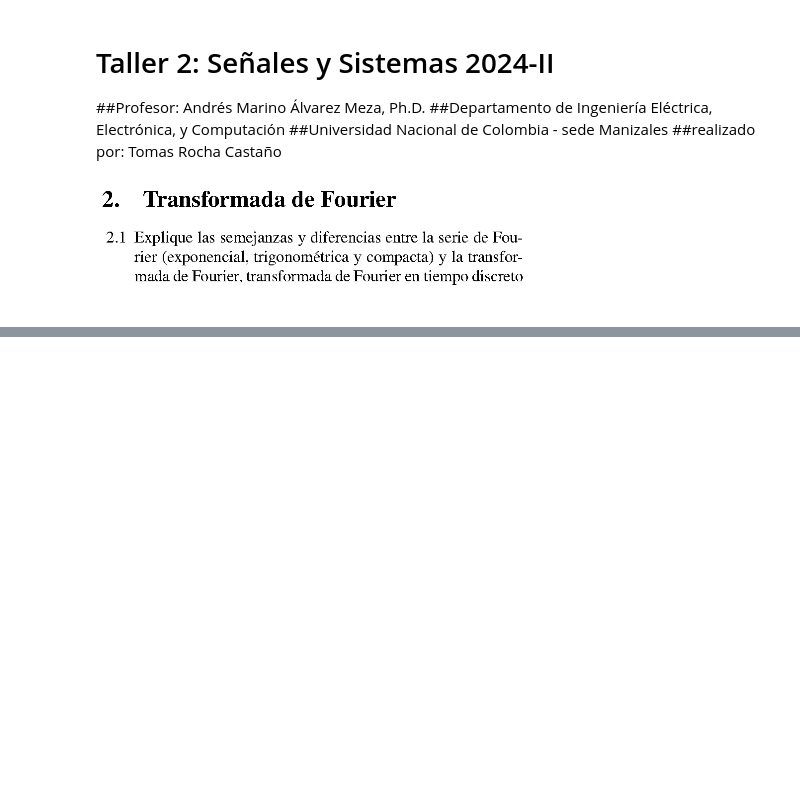
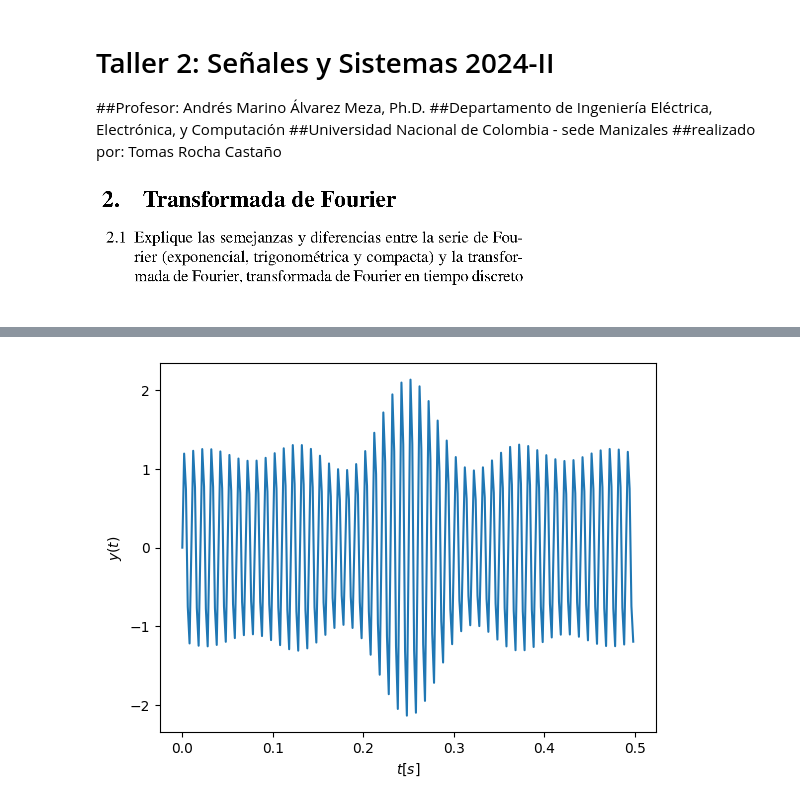
Before and after one commit to Rocha212/Senales, a Jupyter notebook: corte2/Taller2TomasRocha.ipynb, the cells around one changed output, grey strips where cells are left out. Drawn from its saved outputs; the diff is of its cells as text; code cells hidden in the pictures; blank space fills up the shorter version.

```diff
--- a/corte2/Taller2TomasRocha.ipynb
+++ b/corte2/Taller2TomasRocha.ipynb
@@ -66,0 +185,9 @@ diferencias
+# %%
+y = (1+m/Ac)*c #señal modulada en AM
+# %%
+plt.plot(t,y)
+plt.xlabel('$t[s]$')
+plt.ylabel('$y(t)$')
+plt.show()
+# %% [output]
+[figure, added]
```
Also changed, not shown: parts of 15 cells of this notebook.
